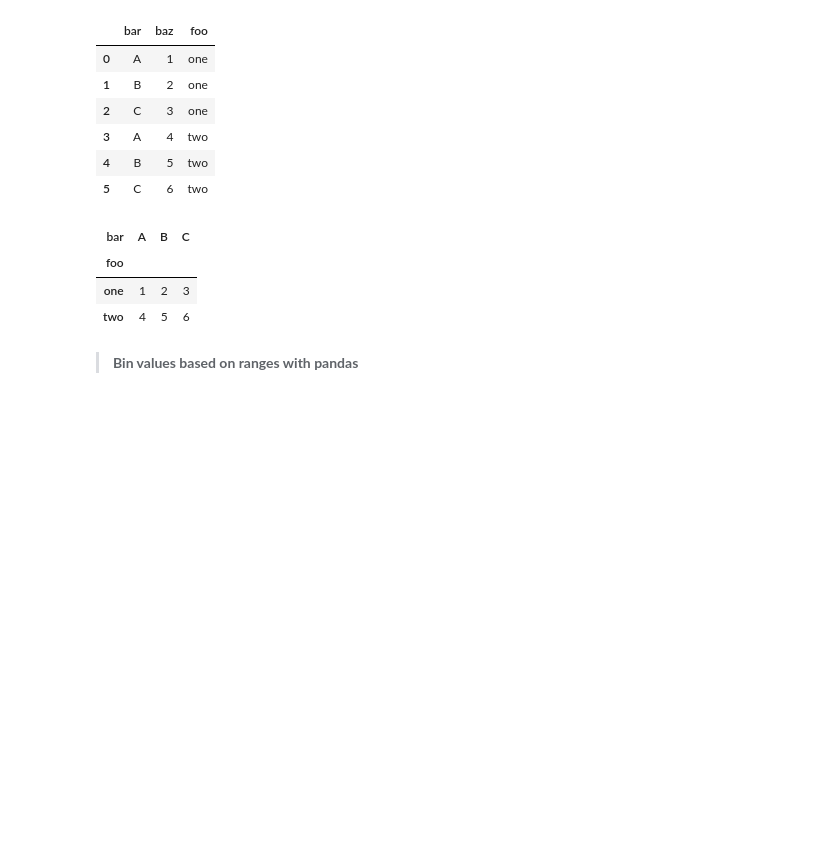
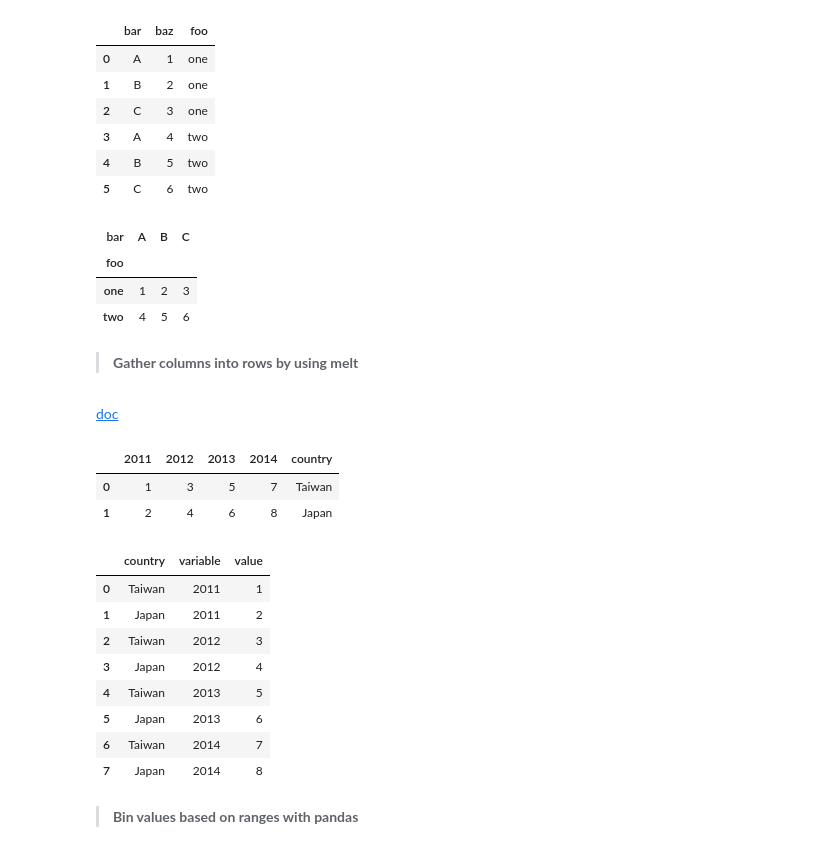
Before and after one commit to johnnychiuchiu/Machine-Learning, a Jupyter notebook: others/pandas_command_note.ipynb, the cells around one changed output. Drawn from its saved outputs; the diff is of its cells as text; code cells hidden in the pictures; blank space fills up the shorter version.

```diff
--- a/others/pandas_command_note.ipynb
+++ b/others/pandas_command_note.ipynb
@@ -969,6 +986,34 @@ df.pivot(index='foo', columns='bar', values='baz')
 | foo |  |  |  |
 | one | 1 | 2 | 3 |
 | two | 4 | 5 | 6 |
+# %% [markdown]
+> **Gather columns into rows by using melt**
+# %% [markdown]
+[doc](https://pandas.pydata.org/pandas-docs/stable/generated/pandas.melt.html)
+# %%
+df = pd.DataFrame({'country': ['Taiwan','Japan'],
+                    '2011': [1, 2],
+                    '2012': [3, 4],
+                    '2013': [5, 6],
+                    '2014': [7, 8],
+                  })
+df
+# %% [output]
+|  | 2011 | 2012 | 2013 | 2014 | country |
+| 0 | 1 | 3 | 5 | 7 | Taiwan |
+| 1 | 2 | 4 | 6 | 8 | Japan |
+# %%
+df.melt(id_vars='country')#,var_name='year', value_name='value'
+# %% [output]
+|  | country | variable | value |
+| 0 | Taiwan | 2011 | 1 |
+| 1 | Japan | 2011 | 2 |
+| 2 | Taiwan | 2012 | 3 |
+| 3 | Japan | 2012 | 4 |
+| 4 | Taiwan | 2013 | 5 |
+| 5 | Japan | 2013 | 6 |
+| 6 | Taiwan | 2014 | 7 |
+| 7 | Japan | 2014 | 8 |
 # %% [markdown]
 > **Bin values based on ranges with pandas**
 # %%
```
Also changed, not shown: parts of 6 cells of this notebook, 4 other files.
